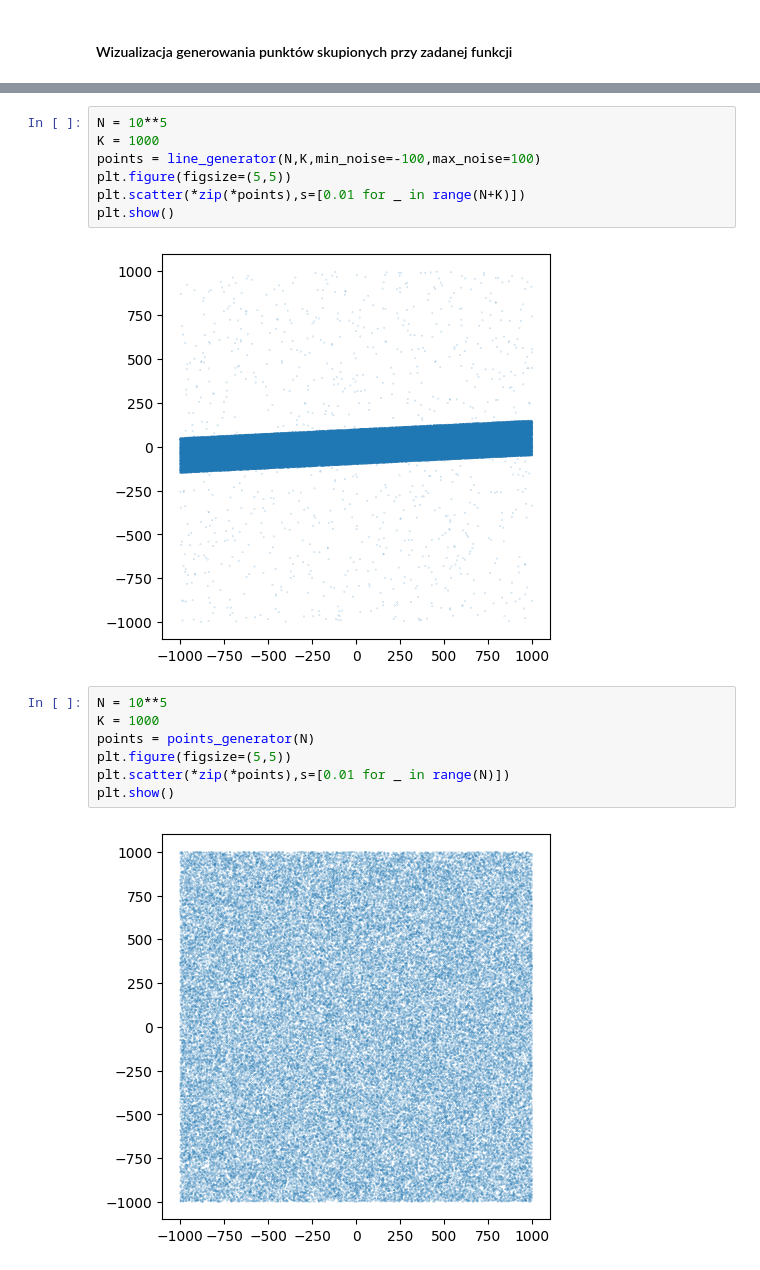
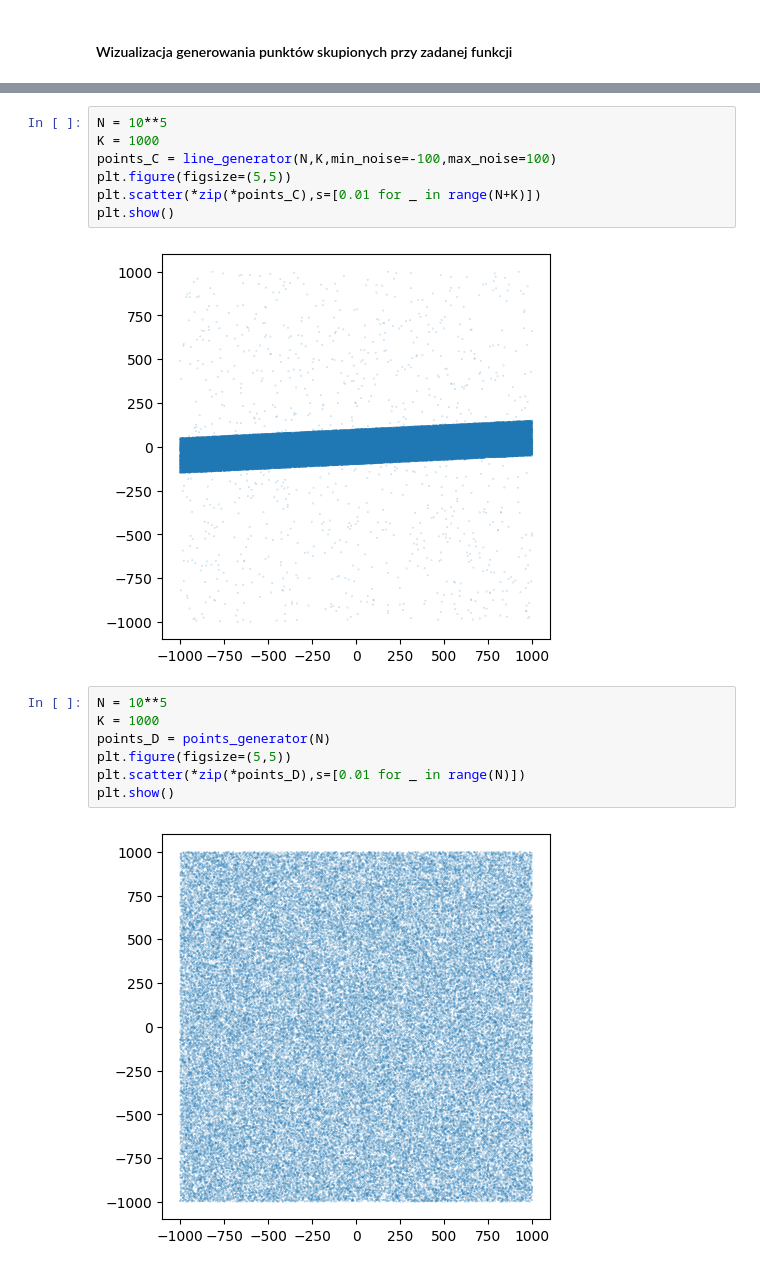
Before and after one commit to Hbrtjm/Geometric_Algorithms_Project, a Jupyter notebook: fornagiel_miklas_projekt.ipynb, the cells around one changed output, grey strips where cells are left out. Cells and saved outputs as stored; diff of their text form.

```diff
--- a/fornagiel_miklas_projekt.ipynb
+++ b/fornagiel_miklas_projekt.ipynb
@@ -400,18 +368,18 @@ plt.show()
 # %%
 N = 10**5
 K = 1000
-points = line_generator(N,K,min_noise=-100,max_noise=100)
+points_C = line_generator(N,K,min_noise=-100,max_noise=100)
 plt.figure(figsize=(5,5))
-plt.scatter(*zip(*points),s=[0.01 for _ in range(N+K)])
+plt.scatter(*zip(*points_C),s=[0.01 for _ in range(N+K)])
 plt.show()
 # %% [output]
-[figure, old version]
+[figure, new version]
 # %%
 N = 10**5
 K = 1000
-points = points_generator(N)
+points_D = points_generator(N)
 plt.figure(figsize=(5,5))
-plt.scatter(*zip(*points),s=[0.01 for _ in range(N)])
+plt.scatter(*zip(*points_D),s=[0.01 for _ in range(N)])
 plt.show()
 # %% [output]
-[figure, old version]
+[figure, new version]
```
Also changed, not shown: parts of 13 cells of this notebook.
